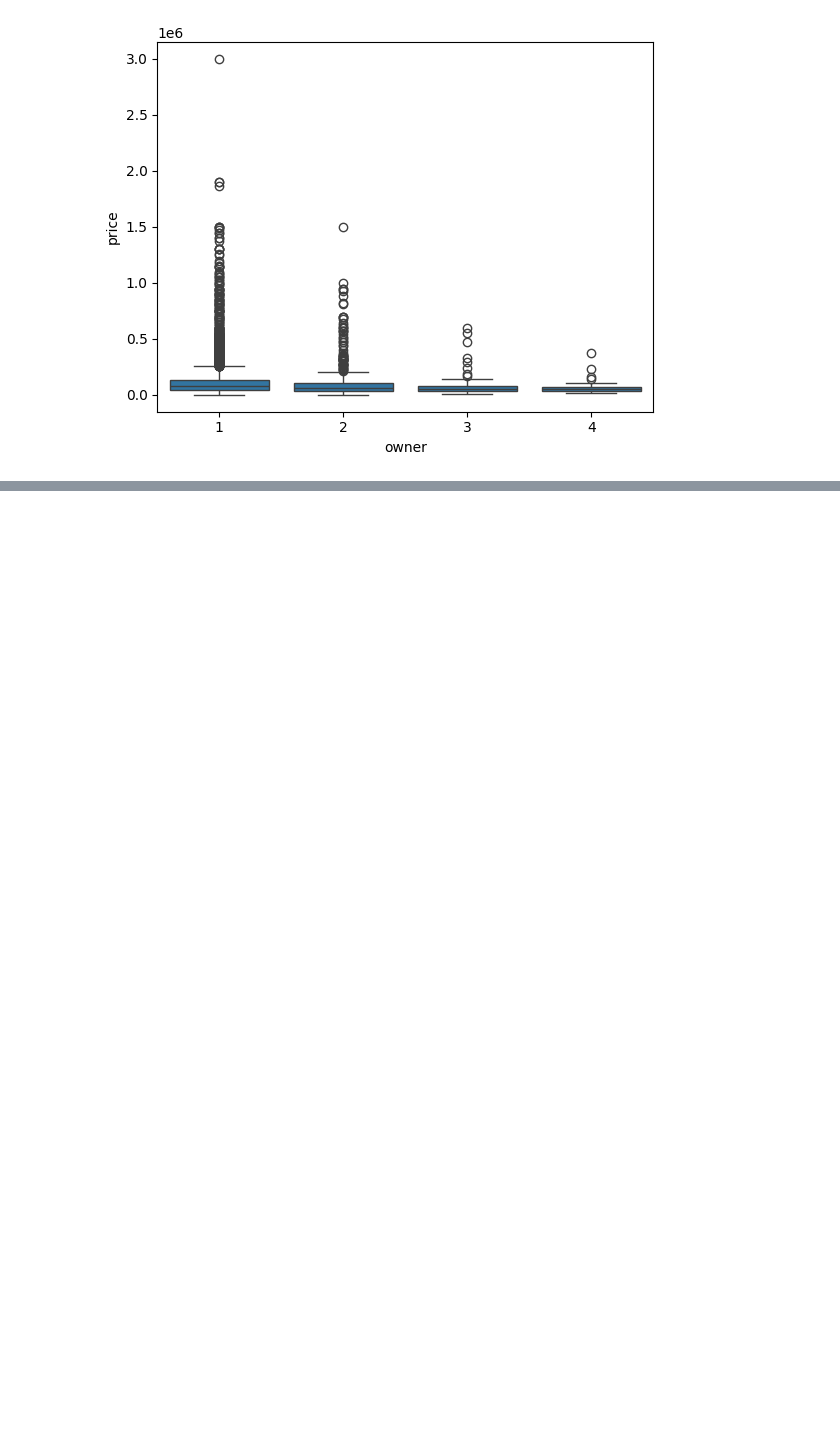
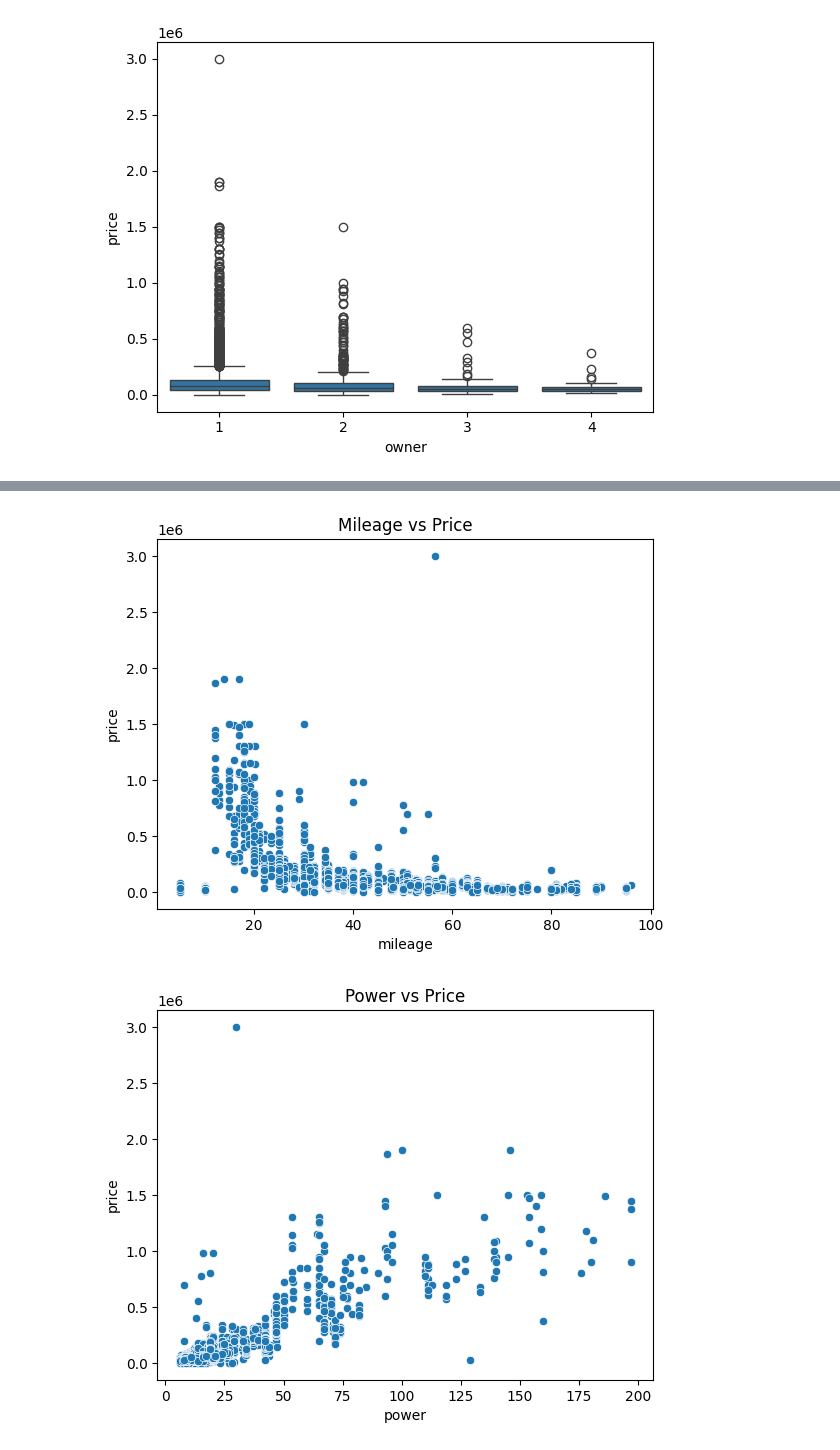
Before and after one commit to sushantkas/Pr-2-used-bikes, a Jupyter notebook: EDA.ipynb, the cells around one changed output, grey strips where cells are left out. Saved outputs shown, nothing was run; the diff lists cells and outputs as text; code cells hidden in the pictures; blank space fills up the shorter version.

```diff
--- a/EDA.ipynb
+++ b/EDA.ipynb
@@ -1057,0 +1131,13 @@ bikes2[bikes2["brand"] == "Jawa"].head(2)
+# %%
+# Mileage vs Price
+sns.scatterplot(data=bikes, x='mileage', y='price')
+plt.title("Mileage vs Price")
+plt.show()
+
+# Power vs Price
+sns.scatterplot(data=bikes, x='power', y='price')
+plt.title("Power vs Price")
+plt.show()
+# %% [output]
+[figure, added]
+[figure, added]
```
Also changed, not shown: parts of 35 cells of this notebook, 2 other files.
